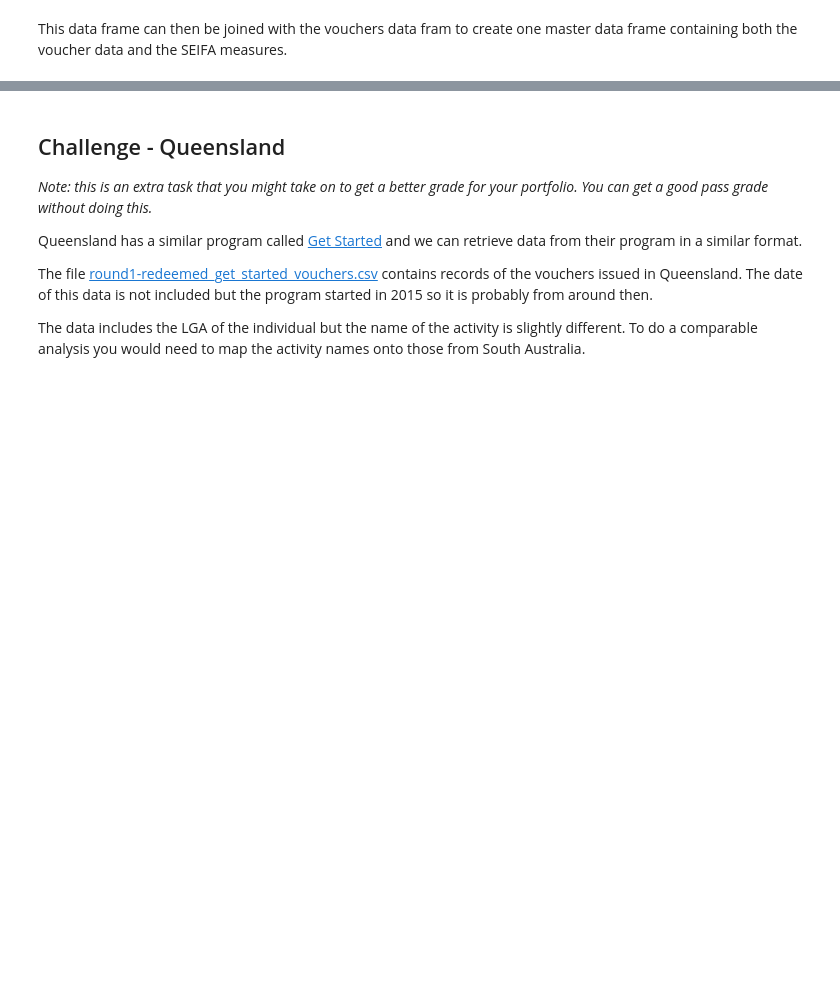
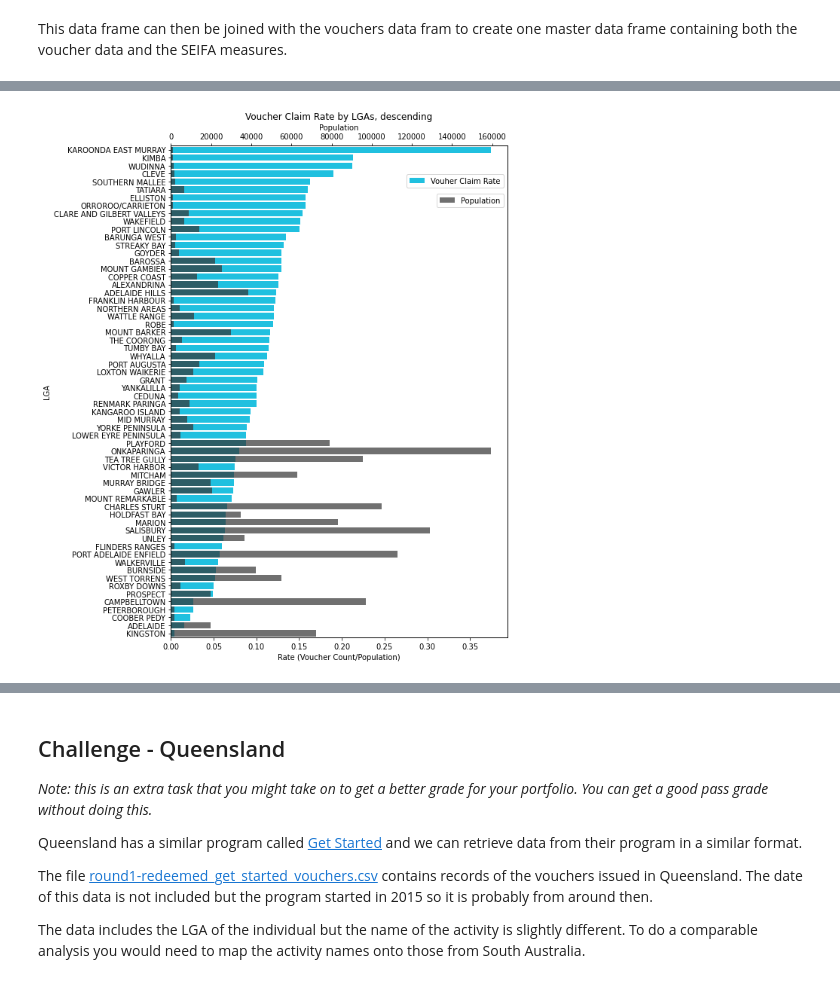
Before and after one commit to MQCOMP2200-S2-2021/data-science-portfolio-wenkangmq, a Jupyter notebook: Portfolio 2.ipynb, the cells around one changed output, grey strips where cells are left out. Cells and saved outputs as stored; diff of their text form; code cells hidden in the pictures; blank space fills up the shorter version.

```diff
--- a/Portfolio 2.ipynb
+++ b/Portfolio 2.ipynb
@@ -54,11 +59,14 @@ seifa.head()
 Since there are many rows per LGA we need to use `pivot_table` to create a new data frame with one row per LGA. Here
 is an example of doing this to create a table with the different SCORE measures and the population (URP) field.
 # %%
-LGA_scores = seifa[seifa.MEASURE == 'SCORE'].pivot_table(index="LGA", columns=["INDEX_TYPE"], values="Value")
+LGA_scores = seifa[seifa.MEASURE == "SCORE"].pivot_table(
+    index="LGA", columns=["INDEX_TYPE"], values="Value"
+)
+LGA_pop = seifa[seifa.MEASURE == "URP"].pivot_table(
+    index="LGA", columns=["INDEX_TYPE"], values="Value"
+)
+LGA_scores["Population"] = LGA_pop.IEO
 LGA_scores.head()
-LGA_pop = seifa[seifa.MEASURE == 'URP'].pivot_table(index="LGA", columns=["INDEX_TYPE"], values="Value")
-LGA_scores['Population'] = LGA_pop.IEO
-LGA_scores.head()
 # %% [output]
 | INDEX_TYPE | IEO | IER | IRSAD | IRSD | Population |
 | LGA |  |  |  |  |  |
@@ -81,0 +121,14 @@ sa_vouchers_scores.head()
+# %%
+# Calculate each LGA's voucher claim rate: divide each LGA's voucher count by its population.
+grouped_LGA = sa_vouchers_scores.groupby(['LGA'])['ID'].count()
+LGA_population = sa_vouchers_scores.groupby(['LGA'])['Population'].mean()
+grouped_LGA = grouped_LGA / LGA_population
+grouped_LGA = grouped_LGA.to_frame()
+grouped_LGA.columns=['Rate']
+# %%
+grouped_LGA = pd.concat((grouped_LGA,LGA_population),axis=1)
+# %%
+
+grouped_LGA = grouped_LGA.dropna() # some LGAs don't have population data'
+grouped_LGA = grouped_LGA.sort_values(by='Rate',ascending=False)
+grouped_LGA
@@ -81,0 +150,12 @@ sa_vouchers_scores.head()
+# %%
+fig, ax = plt.subplots(figsize=(8,12))
+sns.barplot(data = grouped_LGA,y=grouped_LGA.index,x='Rate',ax=ax,color='#00D5FF',label='Vouher Claim Rate')
+ax2 = ax.twiny()
+sns.barplot(data = grouped_LGA,y=grouped_LGA.index,x='Population',ax=ax2,color='#333333',alpha=.7,label='Population')
+ax.set_title('Voucher Claim Rate by LGAs, descending')
+ax.set_xlabel('Rate (Voucher Count/Population)')
+ax.legend(loc='upper right',bbox_to_anchor=(0.5, 0.1, 0.5, 0.85))
+ax2.legend(loc='upper right',bbox_to_anchor=(0.5, 0.1, 0.5, 0.81))
+None
+# %% [output]
+[figure, added]
```
Also changed, not shown: parts of 14 cells of this notebook.
